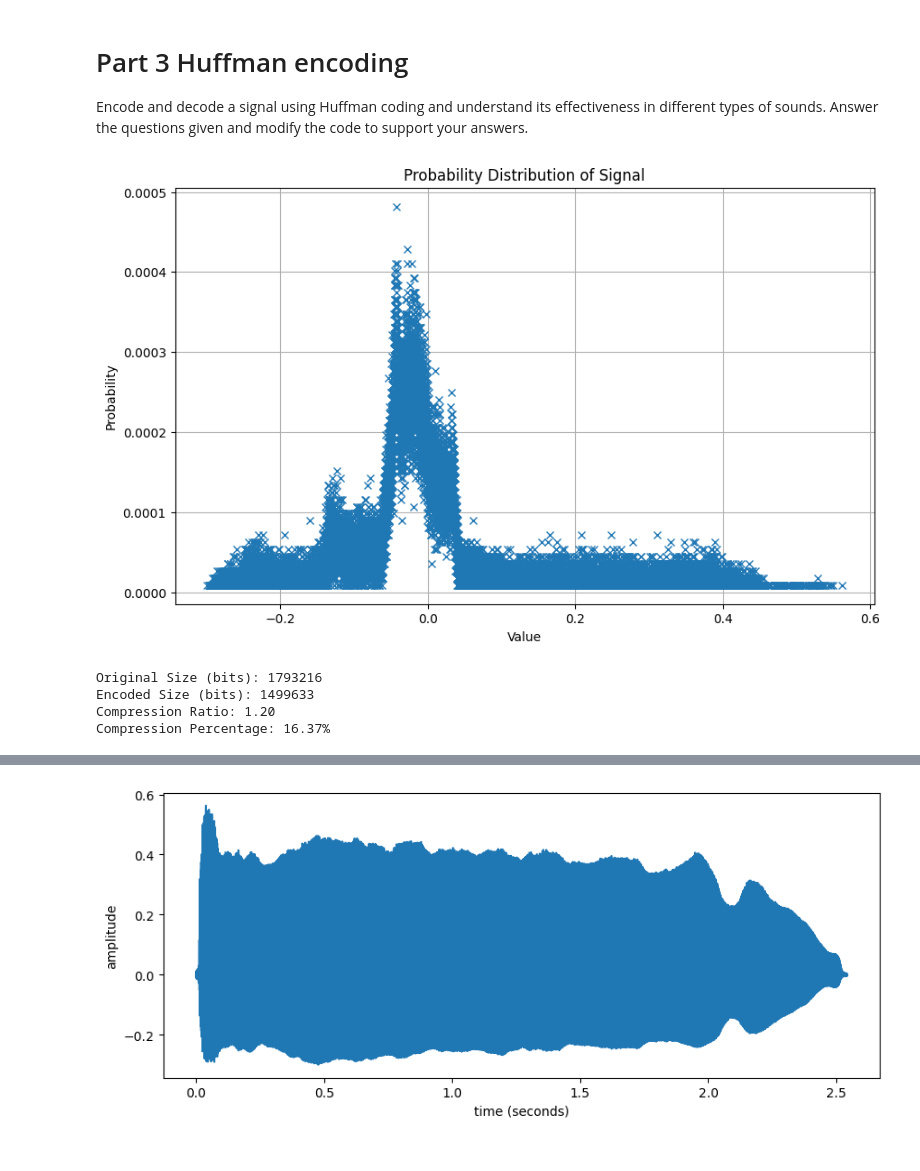
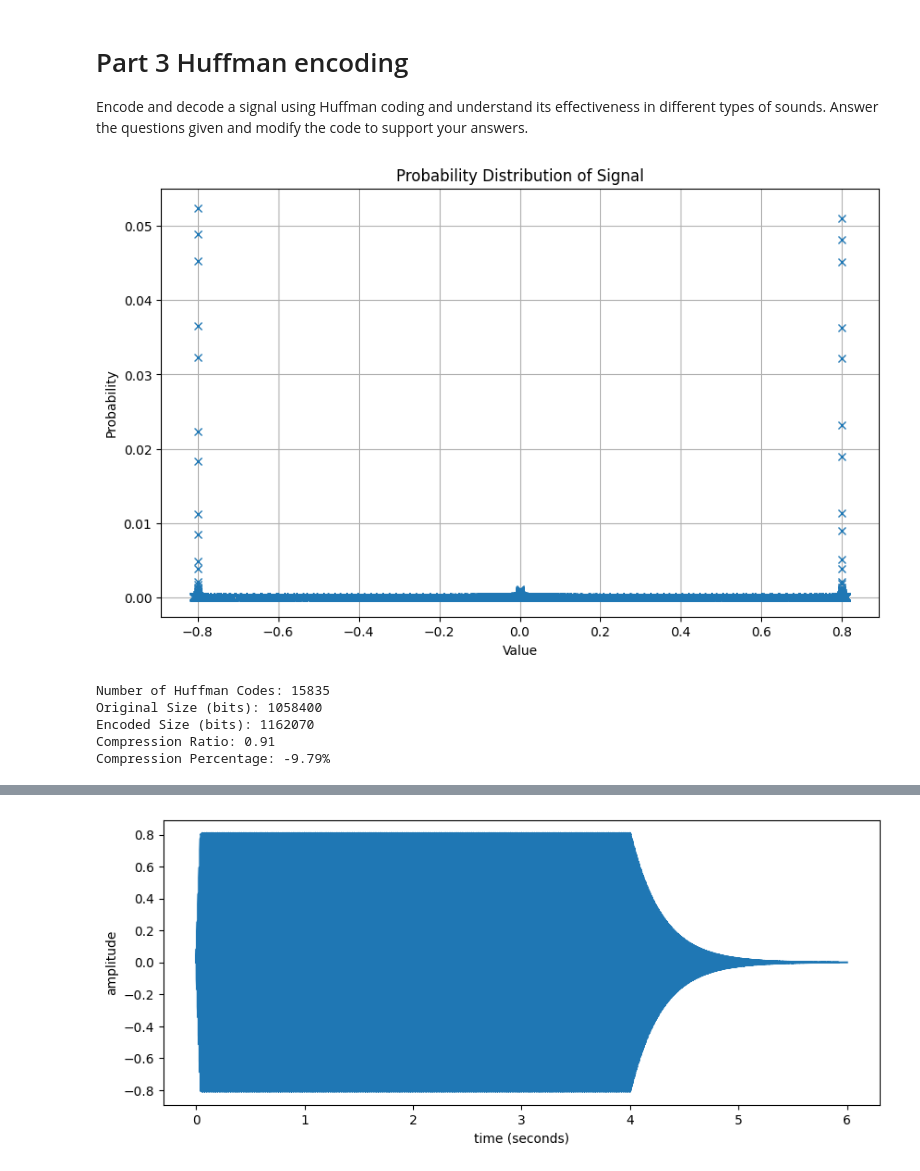
Before and after one commit to GeorginaHostench/audio-coding-materials, a Jupyter notebook: labs/Lab2-Quantization-and-entropy-coding.ipynb, the cells around one changed output, grey strips where cells are left out. Cells and saved outputs as stored; diff of their text form; code cells hidden in the pictures.

```diff
--- a/labs/Lab2-Quantization-and-entropy-coding.ipynb
+++ b/labs/Lab2-Quantization-and-entropy-coding.ipynb
@@ -323,7 +328,8 @@ def decode(encoded_string, root):
 
     return decoded_array
 # %%
-x, fs = read_sound('../sounds/487465-trumpet.wav')
+x, fs = read_sound('../sounds/synthetic.wav')
+fs = 22050
 
 # Step 1: Calculate frequencies of each signal value
 frequencies = Counter(x)
@@ -339,43 +345,47 @@ plt.ylabel("Probability")
 plt.grid(True)
 plt.show()
 
 # Step 2: Build the Huffman tree
 root = build_huffman_tree(frequencies)
 
 # Step 3: Generate Huffman codes
 huffman_codes = generate_huffman_codes(root)
 
+# Calculate the number of Huffman codes
+number_of_huffman_codes = len(huffman_codes)
+print(f"Number of Huffman Codes: {number_of_huffman_codes}")
+
 # Step 4: Encode the input array
 encoded_x = encode(x, huffman_codes)
 
 # Step 5: Decode the encoded string
 decoded_x = np.array(decode(encoded_x, root))
 
-# Calculate the size of the original signal
-original_size_bits = len(x) * 16
-
-# Calculate the size of the Huffman encoded signal
+# Calculate the size of the original signal and the encoded signal
+original_size_bits = len(x) * 8
 encoded_size_bits = len(encoded_x)
 
 # Calculate the compression ratio
 compression_ratio = original_size_bits / encoded_size_bits
 compression_percentage = (1 - (encoded_size_bits / original_size_bits)) * 100
 
 print(f"Original Size (bits): {original_size_bits}")
 print(f"Encoded Size (bits): {encoded_size_bits}")
 print(f"Compression Ratio: {compression_ratio:.2f}")
 print(f"Compression Percentage: {compression_percentage:.2f}%")
 
+# Play back the decoded sound
 display_sound(decoded_x, fs)
 ipd.display(ipd.Audio(data=decoded_x, rate=fs))
 # %% [output]
-[figure, old version]
+[figure, new version]
-Original Size (bits): 1793216
-Encoded Size (bits): 1499633
-Compression Ratio: 1.20
-Compression Percentage: 16.37%
+Number of Huffman Codes: 15835
+Original Size (bits): 1058400
+Encoded Size (bits): 1162070
+Compression Ratio: 0.91
+Compression Percentage: -9.79%
 [interactive output not drawn]
-[figure, old version]
+[figure, new version]
 [interactive output not drawn]
 # %% [markdown]
 **Questions:**
```
Also changed, not shown: parts of 3 cells of this notebook.
